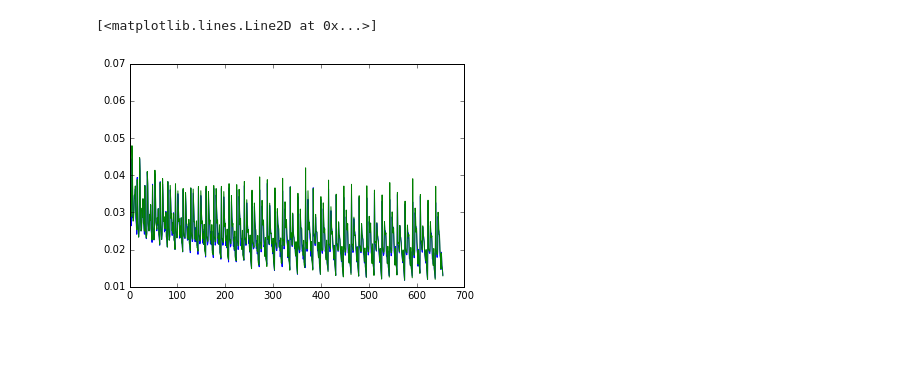
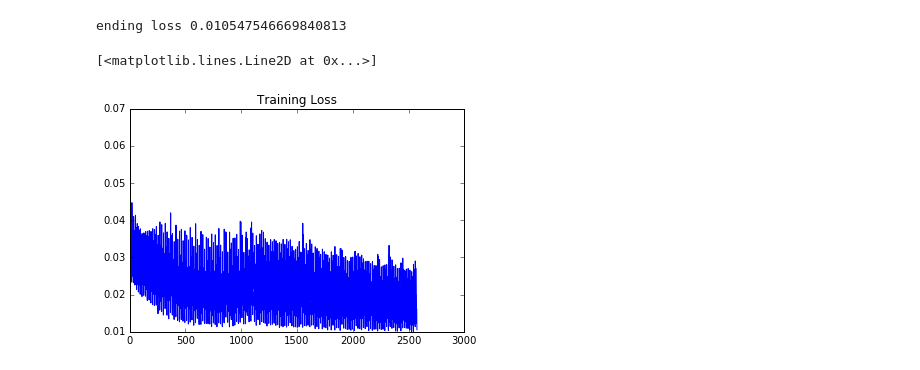
Before and after one commit to johannah/mono-depth, a Jupyter notebook: presentation.ipynb, the cells around one changed output. Drawn from its saved outputs; the diff is of its cells as text; code cells hidden in the pictures; blank space fills up the shorter version.

```diff
--- a/presentation.ipynb
+++ b/presentation.ipynb
@@ -23,13 +24,17 @@ loading 100 images and depthmaps
 # %%
-lp = pickle.load(open('trained/pda_e040.pkl', mode='rb'))
+# Load my model - trained to 200 epochs using minibatches of 20 images each
+minibatchsize = 20
+epochn = 160
+lp = pickle.load(open('trained/pda_e%s.pkl'%epochn, mode='rb'))
 train_function = lp['train_function']
 predict_function = lp['predict_function']
 valid_function = lp['valid_function']
-vl = lp['valid_losses']
-tl = lp['train_losses']
+tl = lp['train_losses'][:minibatchsize*epochn]
+print('ending loss', tl[-1])
 plt.figure()
-plt.plot(vl)
+plt.title("Training Loss")
 plt.plot(tl)
 # %% [output]
-[<matplotlib.lines.Line2D at 0x...>]
+ending loss 0.010547546669840813
+[<matplotlib.lines.Line2D at 0x...>]
-[figure, old version]
+[figure, new version]
```
Also changed, not shown: parts of 7 cells of this notebook.
